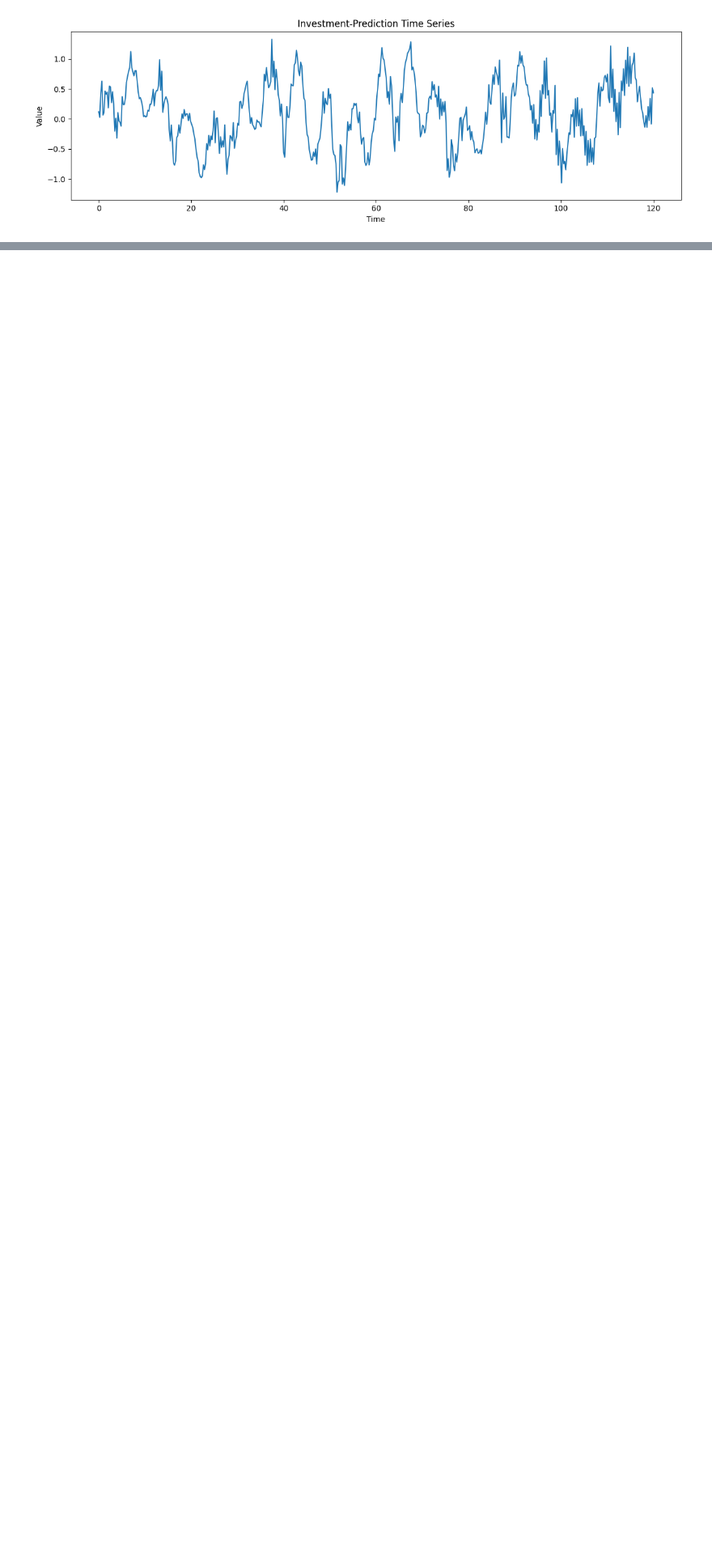
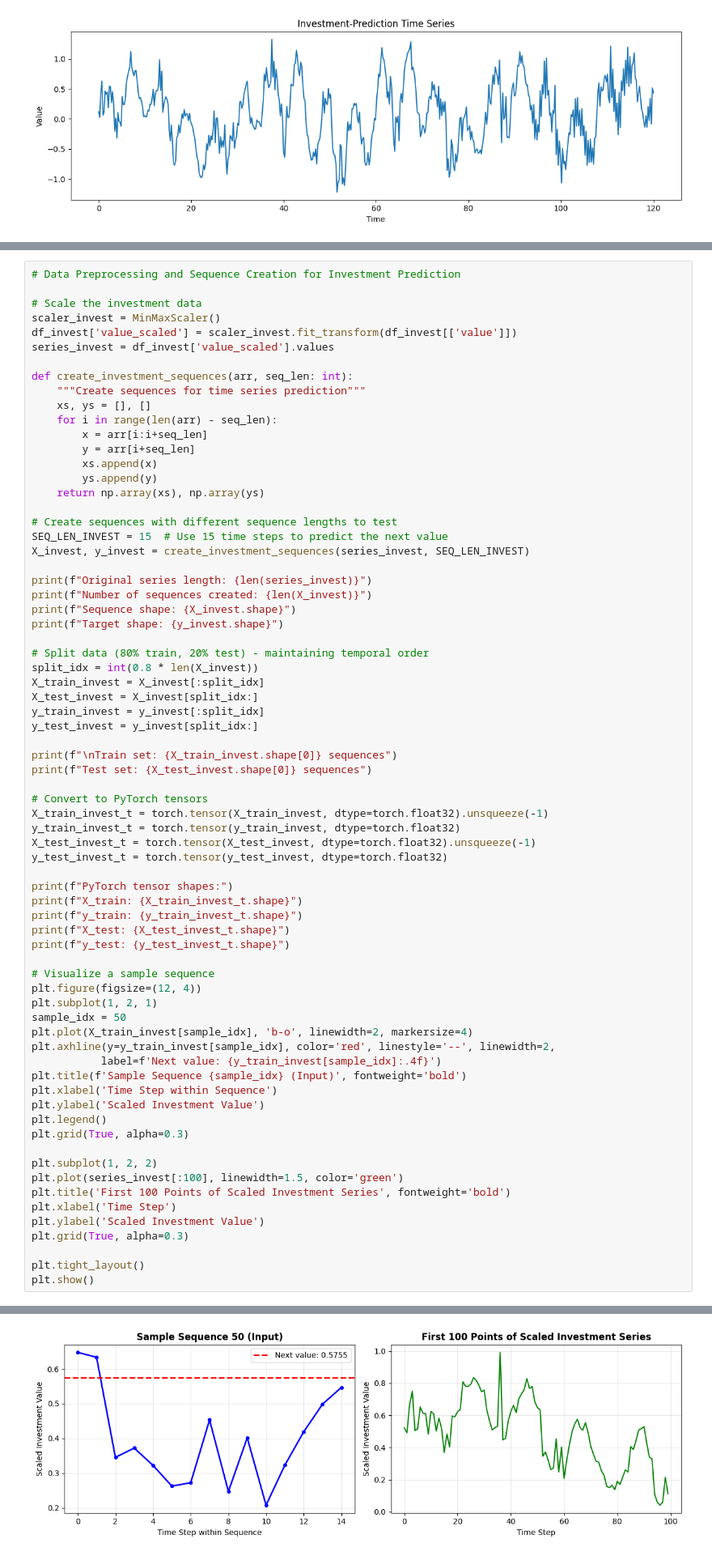
Before and after one commit to Tanaphat-Ken/IntroToML, a Jupyter notebook: HW/HW12/W12-HW_rnn_time_series_scratch_and_pytorch.ipynb, the cells around one changed output, grey strips where cells are left out. Shown at 81% size. Cells and saved outputs as stored; diff of their text form; blank space fills up the shorter version.

```diff
--- a/HW/HW12/W12-HW_rnn_time_series_scratch_and_pytorch.ipynb
+++ b/HW/HW12/W12-HW_rnn_time_series_scratch_and_pytorch.ipynb
@@ -525,0 +630,72 @@ plt.show()
+# %%
+# Data Preprocessing and Sequence Creation for Investment Prediction
+
+# Scale the investment data
+scaler_invest = MinMaxScaler()
+df_invest['value_scaled'] = scaler_invest.fit_transform(df_invest[['value']])
+series_invest = df_invest['value_scaled'].values
+
+def create_investment_sequences(arr, seq_len: int):
+    """Create sequences for time series prediction"""
+    xs, ys = [], []
+    for i in range(len(arr) - seq_len):
+        x = arr[i:i+seq_len]
+        y = arr[i+seq_len]
+        xs.append(x)
+        ys.append(y)
+    return np.array(xs), np.array(ys)
+
+# Create sequences with different sequence lengths to test
+SEQ_LEN_INVEST = 15  # Use 15 time steps to predict the next value
+X_invest, y_invest = create_investment_sequences(series_invest, SEQ_LEN_INVEST)
+
+print(f"Original series length: {len(series_invest)}")
+print(f"Number of sequences created: {len(X_invest)}")
+print(f"Sequence shape: {X_invest.shape}")
+print(f"Target shape: {y_invest.shape}")
+
+# Split data (80% train, 20% test) - maintaining temporal order
+split_idx = int(0.8 * len(X_invest))
+X_train_invest = X_invest[:split_idx]
+X_test_invest = X_invest[split_idx:]
+y_train_invest = y_invest[:split_idx]
+y_test_invest = y_invest[split_idx:]
+
+print(f"\nTrain set: {X_train_invest.shape[0]} sequences")
+print(f"Test set: {X_test_invest.shape[0]} sequences")
+
+# Convert to PyTorch tensors
+X_train_invest_t = torch.tensor(X_train_invest, dtype=torch.float32).unsqueeze(-1)
+y_train_invest_t = torch.tensor(y_train_invest, dtype=torch.float32)
+X_test_invest_t = torch.tensor(X_test_invest, dtype=torch.float32).unsqueeze(-1)
+y_test_invest_t = torch.tensor(y_test_invest, dtype=torch.float32)
+
+print(f"PyTorch tensor shapes:")
+print(f"X_train: {X_train_invest_t.shape}")
+print(f"y_train: {y_train_invest_t.shape}")
+print(f"X_test: {X_test_invest_t.shape}")
+print(f"y_test: {y_test_invest_t.shape}")
+
+# Visualize a sample sequence
+plt.figure(figsize=(12, 4))
+plt.subplot(1, 2, 1)
+sample_idx = 50
+plt.plot(X_train_invest[sample_idx], 'b-o', linewidth=2, markersize=4)
+plt.axhline(y=y_train_invest[sample_idx], color='red', linestyle='--', linewidth=2,
+           label=f'Next value: {y_train_invest[sample_idx]:.4f}')
+plt.title(f'Sample Sequence {sample_idx} (Input)', fontweight='bold')
+plt.xlabel('Time Step within Sequence')
+plt.ylabel('Scaled Investment Value')
+plt.legend()
+plt.grid(True, alpha=0.3)
+
+plt.subplot(1, 2, 2)
+plt.plot(series_invest[:100], linewidth=1.5, color='green')
+plt.title('First 100 Points of Scaled Investment Series', fontweight='bold')
+plt.xlabel('Time Step')
+plt.ylabel('Scaled Investment Value')
+plt.grid(True, alpha=0.3)
+
+plt.tight_layout()
+plt.show()
+# %% [output]
@@ -525,0 +714 @@ plt.show()
+[figure, added]
```
Also changed, not shown: parts of 5 cells of this notebook, 1 other file.
